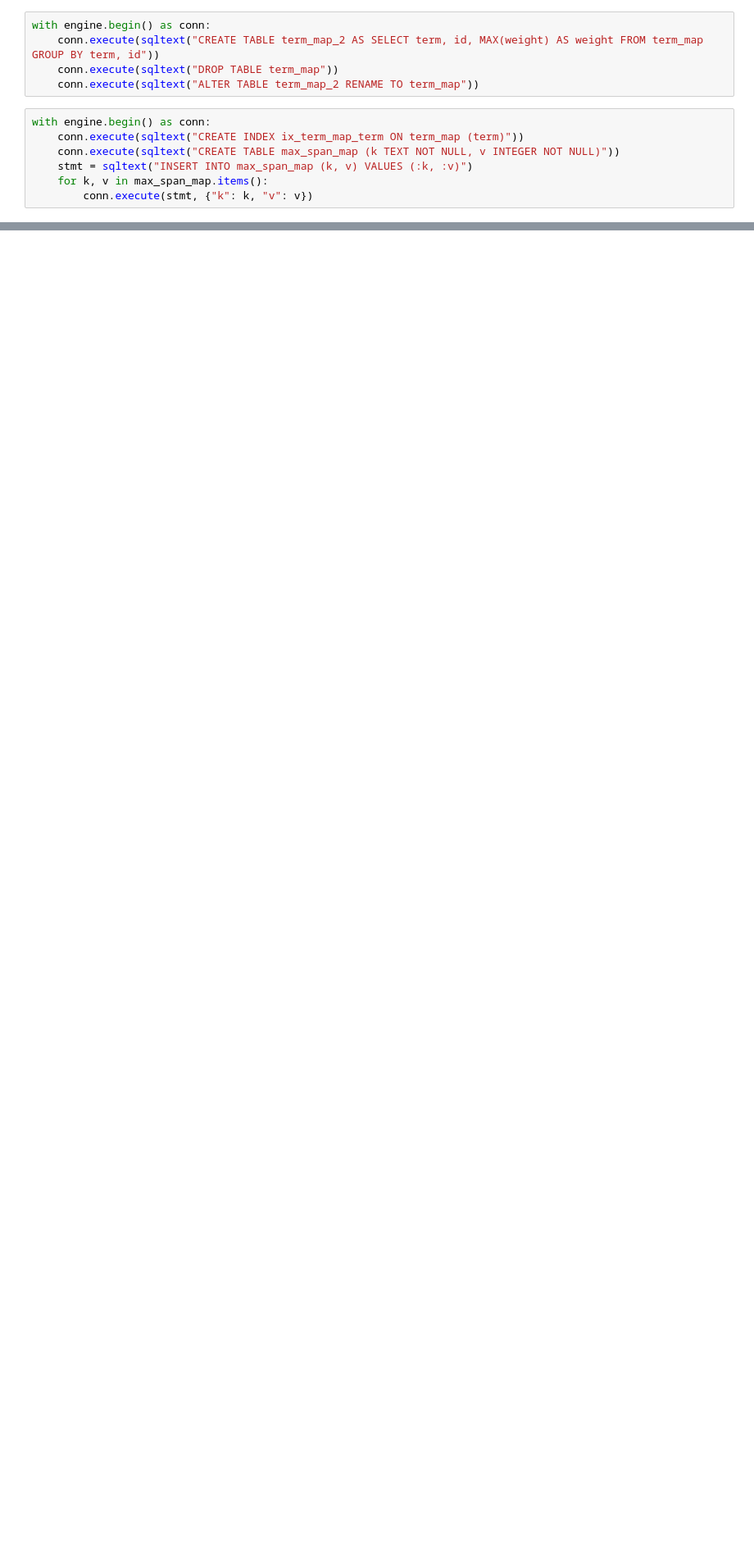
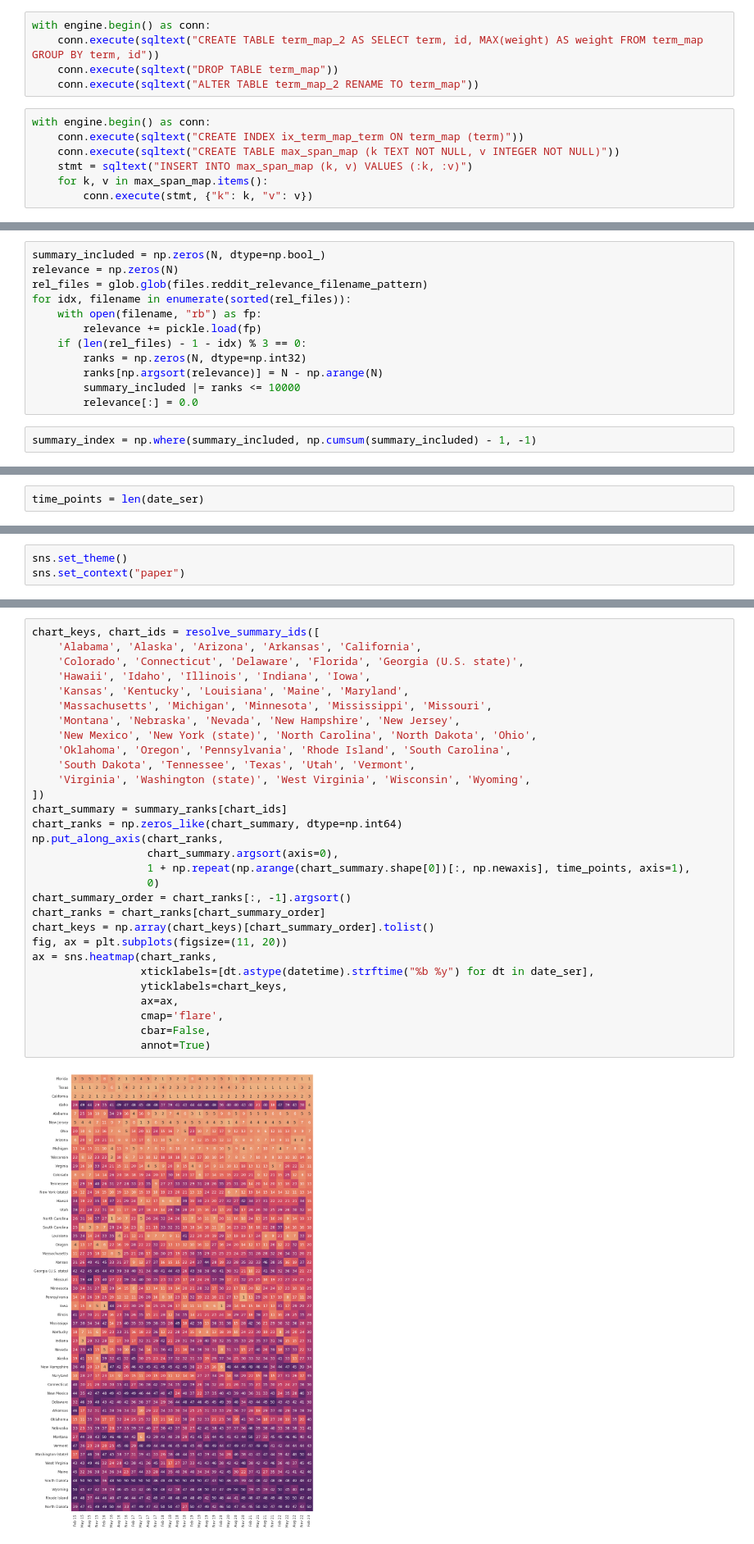
Before and after one commit to dylanburati/wikiplain, a Jupyter notebook: pywikiplain/RedditRank.ipynb, the cells around one changed output, grey strips where cells are left out. Shown at 82% size. Saved outputs shown, nothing was run; the diff lists cells and outputs as text; blank space fills up the shorter version.

Commit message:
Finish implementing RedditRank

```diff
--- a/pywikiplain/RedditRank.ipynb
+++ b/pywikiplain/RedditRank.ipynb
@@ -661,0 +430,14 @@ with (engine.connect() as conn,
+# %%
+summary_included = np.zeros(N, dtype=np.bool_)
+relevance = np.zeros(N)
+rel_files = glob.glob(files.reddit_relevance_filename_pattern)
+for idx, filename in enumerate(sorted(rel_files)):
+    with open(filename, "rb") as fp:
+        relevance += pickle.load(fp)
+    if (len(rel_files) - 1 - idx) % 3 == 0:
+        ranks = np.zeros(N, dtype=np.int32)
+        ranks[np.argsort(relevance)] = N - np.arange(N)
+        summary_included |= ranks <= 10000
+        relevance[:] = 0.0
+# %%
+summary_index = np.where(summary_included, np.cumsum(summary_included) - 1, -1)
@@ -661,0 +473,2 @@ with (engine.connect() as conn,
+# %%
+time_points = len(date_ser)
@@ -661,0 +479,3 @@ with (engine.connect() as conn,
+# %%
+sns.set_theme()
+sns.set_context("paper")
@@ -662 +541,33 @@ with (engine.connect() as conn,
+# %%
+chart_keys, chart_ids = resolve_summary_ids([
+    'Alabama', 'Alaska', 'Arizona', 'Arkansas', 'California',
+    'Colorado', 'Connecticut', 'Delaware', 'Florida', 'Georgia (U.S. state)',
+    'Hawaii', 'Idaho', 'Illinois', 'Indiana', 'Iowa',
+    'Kansas', 'Kentucky', 'Louisiana', 'Maine', 'Maryland',
+    'Massachusetts', 'Michigan', 'Minnesota', 'Mississippi', 'Missouri',
+    'Montana', 'Nebraska', 'Nevada', 'New Hampshire', 'New Jersey',
+    'New Mexico', 'New York (state)', 'North Carolina', 'North Dakota', 'Ohio',
+    'Oklahoma', 'Oregon', 'Pennsylvania', 'Rhode Island', 'South Carolina',
+    'South Dakota', 'Tennessee', 'Texas', 'Utah', 'Vermont',
+    'Virginia', 'Washington (state)', 'West Virginia', 'Wisconsin', 'Wyoming',
+])
+chart_summary = summary_ranks[chart_ids]
+chart_ranks = np.zeros_like(chart_summary, dtype=np.int64)
+np.put_along_axis(chart_ranks,
+                  chart_summary.argsort(axis=0),
+                  1 + np.repeat(np.arange(chart_summary.shape[0])[:, np.newaxis], time_points, axis=1),
+                  0)
+chart_summary_order = chart_ranks[:, -1].argsort()
+chart_ranks = chart_ranks[chart_summary_order]
+chart_keys = np.array(chart_keys)[chart_summary_order].tolist()
+fig, ax = plt.subplots(figsize=(11, 20))
+ax = sns.heatmap(chart_ranks,
+                 xticklabels=[dt.astype(datetime).strftime("%b %y") for dt in date_ser],
+                 yticklabels=chart_keys,
+                 ax=ax,
+                 cmap='flare',
+                 cbar=False,
+                 annot=True)
+# %% [output]
+[figure, added]
 # %%
```
Also changed, not shown: parts of 34 cells of this notebook, 8 other files.
